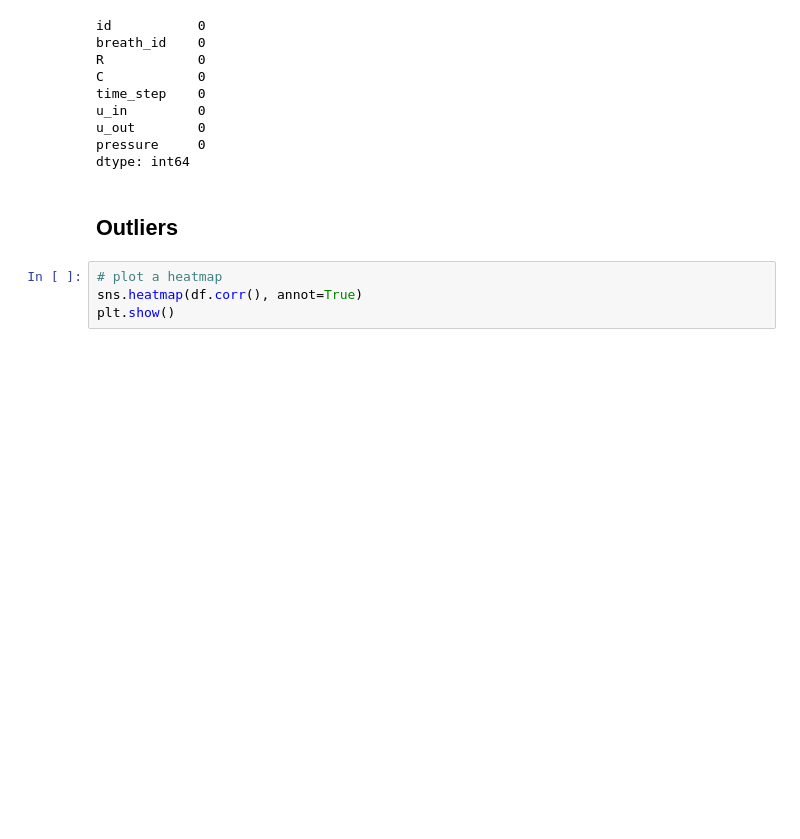
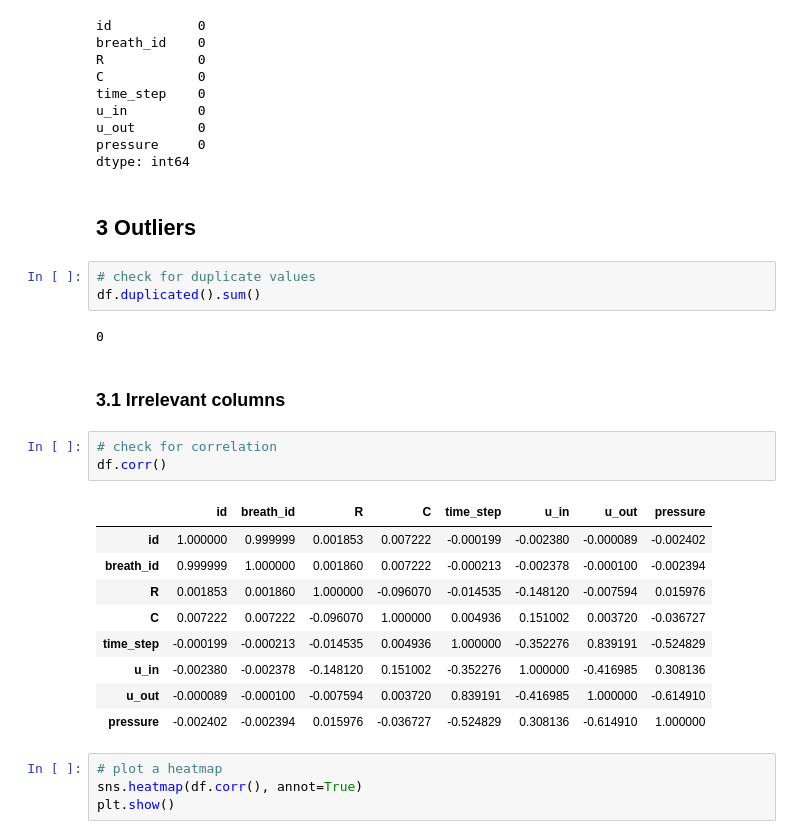
Before and after one commit to VishalyGinny/Data-Science-Projects, a Jupyter notebook: Google_brain/GB.ipynb, the cells around one changed output. Saved outputs shown, nothing was run; the diff lists cells and outputs as text; blank space fills up the shorter version.

```diff
--- a/Google_brain/GB.ipynb
+++ b/Google_brain/GB.ipynb
@@ -56,7 +58,27 @@ u_out        0
 pressure     0
 dtype: int64
 # %% [markdown]
-## Outliers
+## 3 Outliers
+# %%
+# check for duplicate values
+df.duplicated().sum()
+# %% [output]
+0
+# %% [markdown]
+### 3.1 Irrelevant columns
+# %%
+# check for correlation
+df.corr()
+# %% [output]
+|  | id | breath_id | R | C | time_step | u_in | u_out | pressure |
+| id | 1.000000 | 0.999999 | 0.001853 | 0.007222 | -0.000199 | -0.002380 | -0.000089 | -0.002402 |
+| breath_id | 0.999999 | 1.000000 | 0.001860 | 0.007222 | -0.000213 | -0.002378 | -0.000100 | -0.002394 |
+| R | 0.001853 | 0.001860 | 1.000000 | -0.096070 | -0.014535 | -0.148120 | -0.007594 | 0.015976 |
+| C | 0.007222 | 0.007222 | -0.096070 | 1.000000 | 0.004936 | 0.151002 | 0.003720 | -0.036727 |
+| time_step | -0.000199 | -0.000213 | -0.014535 | 0.004936 | 1.000000 | -0.352276 | 0.839191 | -0.524829 |
+| u_in | -0.002380 | -0.002378 | -0.148120 | 0.151002 | -0.352276 | 1.000000 | -0.416985 | 0.308136 |
+| u_out | -0.000089 | -0.000100 | -0.007594 | 0.003720 | 0.839191 | -0.416985 | 1.000000 | -0.614910 |
+| pressure | -0.002402 | -0.002394 | 0.015976 | -0.036727 | -0.524829 | 0.308136 | -0.614910 | 1.000000 |
 # %%
 # plot a heatmap
 sns.heatmap(df.corr(), annot=True)
```
Also changed, not shown: parts of 30 cells of this notebook, 2 other files.
